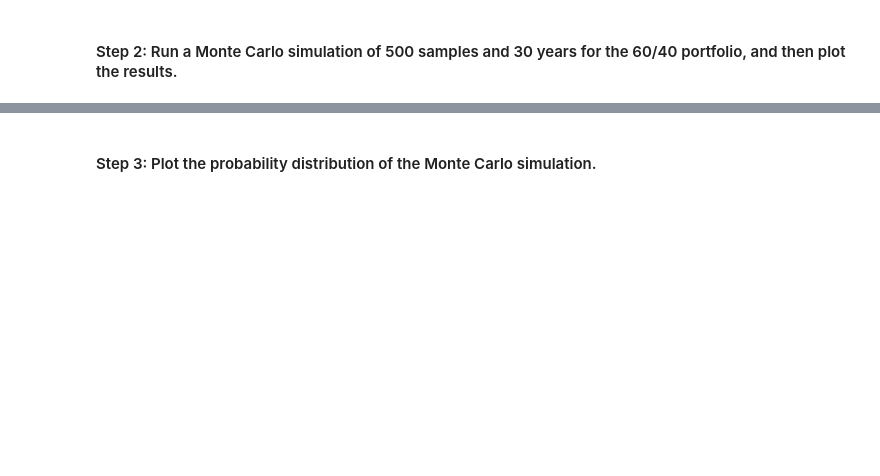
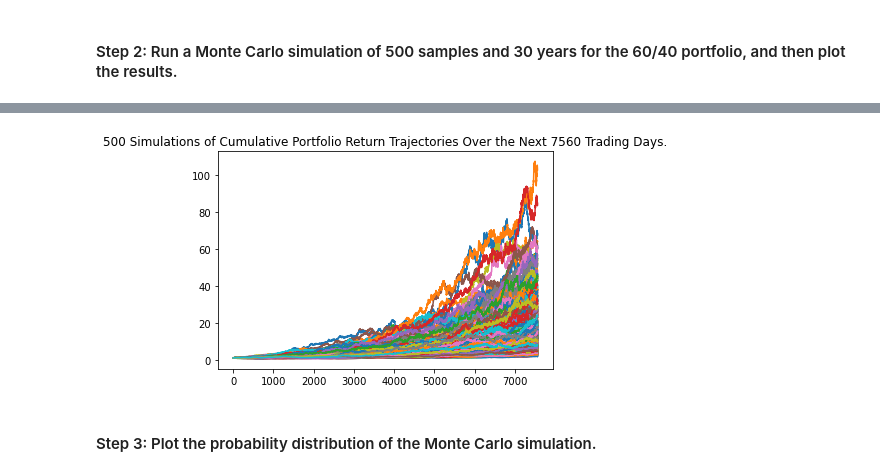
Before and after one commit to mathias1020/Challenge_5, a Jupyter notebook: financial_planning_tools.ipynb, the cells around one changed output, grey strips where cells are left out. Saved outputs shown, nothing was run; the diff lists cells and outputs as text; code cells hidden in the pictures; blank space fills up the shorter version.

```diff
--- a/financial_planning_tools.ipynb
+++ b/financial_planning_tools.ipynb
@@ -425,25 +425,32 @@ In this section, you’ll use the MCForecastTools library to create a Monte Carl
 # %%
 # Set start and end dates of 3 years back from your current date
 # Alternatively, you can use an end date of 2020-08-07 and work 3 years back from that date
-# YOUR CODE HERE
-# YOUR CODE HERE
+start_date = pd.Timestamp("2019-04-21", tz="America/New_York").isoformat()
+end_date = pd.Timestamp("2022-04-21", tz="America/New_York").isoformat()
 
 # Set number of rows to 1000 to retrieve the maximum amount of rows
-# YOUR CODE HERE
+limit_rows=1600
 # %%
 # Use the Alpaca get_bars function to make the API call to get the 3 years worth of pricing data
 # The tickers and timeframe parameters should have been set in Part 1 of this activity
 # The start and end dates should be updated with the information set above
 # Remember to add the df property to the end of the call so the response is returned as a DataFrame
-# YOUR CODE HERE
+pricing_data_3_yrs = alpaca.get_bars(
+    tickers,
+    timeframe,
+    start=start_date,
+    end=end_date,
+    limit=limit_rows
+).df
 
 # Reorganize the DataFrame
 # Separate ticker data
-# YOUR CODE HERE
+SPY = pricing_data_3_yrs[pricing_data_3_yrs["symbol"] == "SPY"].drop("symbol", axis=1)
+AGG = pricing_data_3_yrs[pricing_data_3_yrs["symbol"] == "AGG"].drop("symbol", axis=1)
 
 # Concatenate the ticker DataFrames
-# YOUR CODE HERE
+pricing_data_3_yrs = pd.concat([SPY, AGG], axis=1, keys=["SPY", "AGG"])
 
 # Display both the first and last five rows of the DataFrame
-# YOUR CODE HERE
-# YOUR CODE HERE
+display(pricing_data_3_yrs.head())
+display(pricing_data_3_yrs.tail())
@@ -453,7 +477,12 @@ In this section, you’ll use the MCForecastTools library to create a Monte Carl
 # Configure the Monte Carlo simulation to forecast 30 years cumulative returns
 # The weights should be split 40% to AGG and 60% to SPY.
 # Run 500 samples.
-# YOUR CODE HERE
+MC_thirty_year = MCSimulation(
+    portfolio_data = pricing_data_3_yrs,
+    weights = [.60,.40],
+    num_simulation = 500,
+    num_trading_days = 252*30
+)
 
 # Review the simulation input data
-# YOUR CODE HERE
+MC_thirty_year.portfolio_data.head()
@@ -463,7 +543,9 @@ In this section, you’ll use the MCForecastTools library to create a Monte Carl
 # %%
 # Visualize the 30-year Monte Carlo simulation by creating an
 # overlay line plot
-# YOUR CODE HERE
+MC_line_plot = MC_thirty_year.plot_simulation()
+# %% [output]
+[figure, added]
 # %% [markdown]
 #### Step 3: Plot the probability distribution of the Monte Carlo simulation.
 # %%
```
Also changed, not shown: parts of 16 cells of this notebook.
